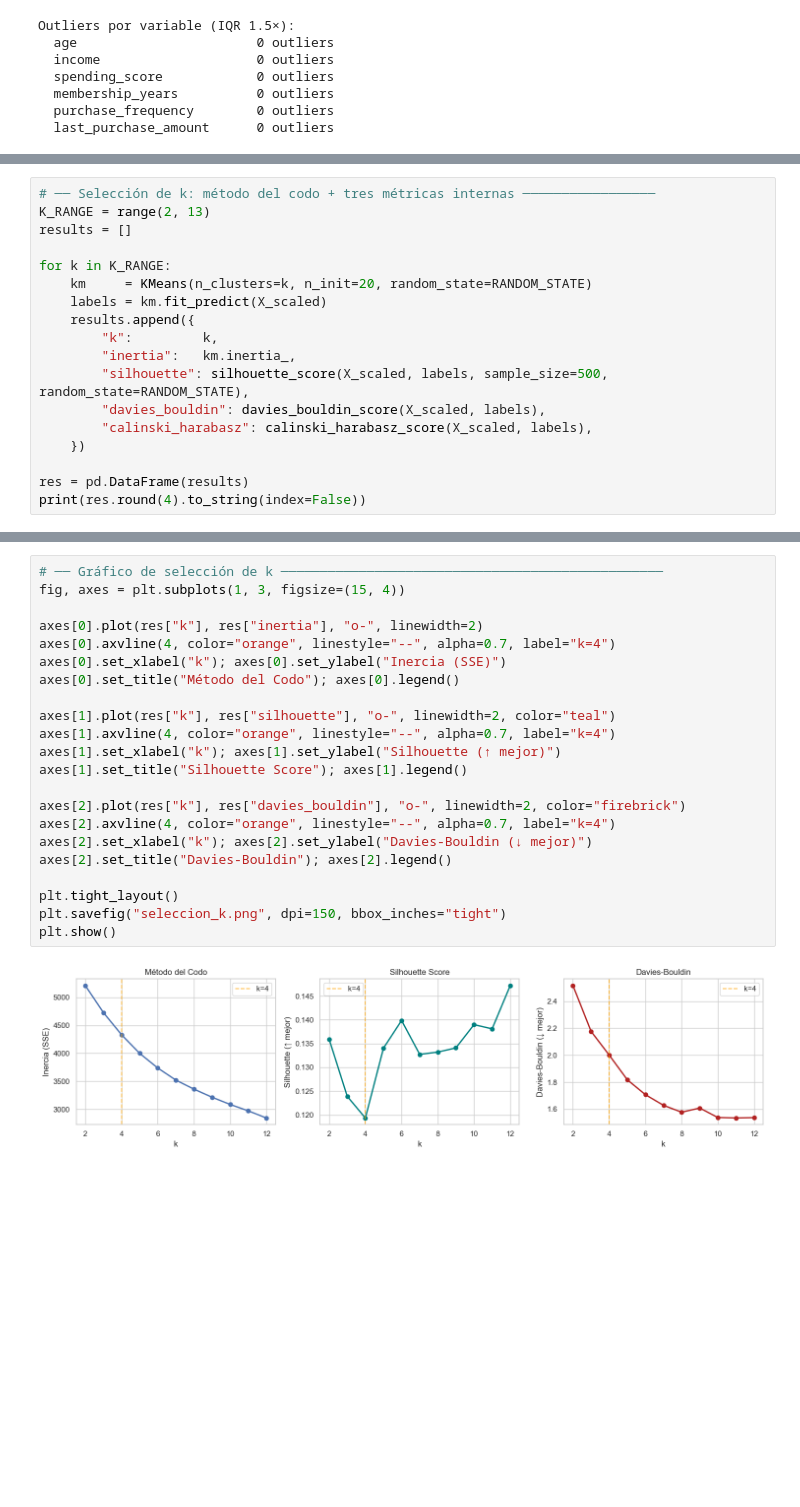
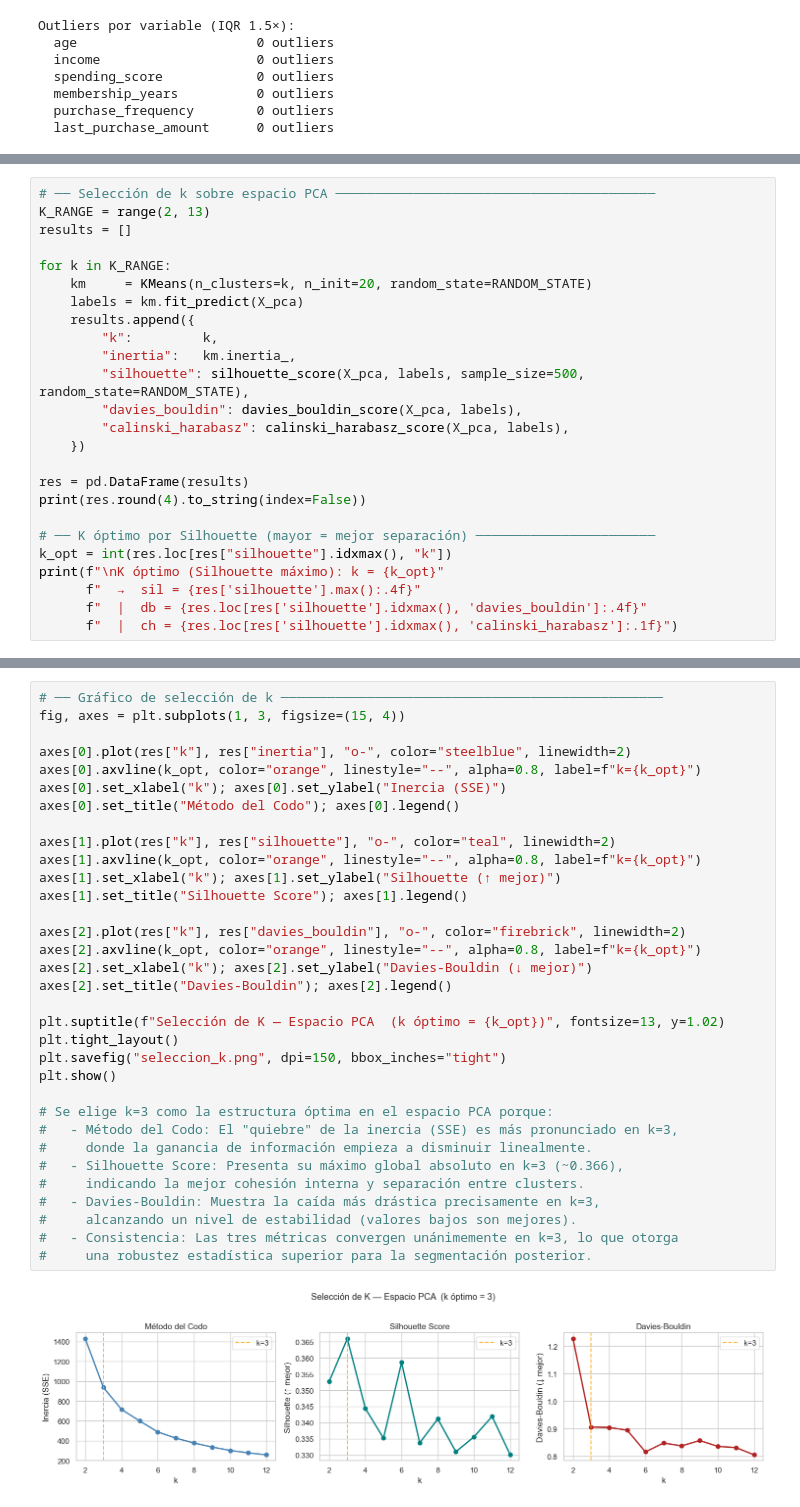
Before and after one commit to darc-17/Sandbox_HE2_DavidRodriguez, a Jupyter notebook: Taller 1/Punto 3. Segmentacion de Clientes para Estrategia Comercial/preprocesamiento_punto3.ipynb, the cells around one changed output, grey strips where cells are left out. Cells and saved outputs as stored; diff of their text form; blank space fills up the shorter version.

```diff
--- a/Taller 1/Punto 3. Segmentacion de Clientes para Estrategia Comercial/preprocesamiento_punto3.ipynb
+++ b/Taller 1/Punto 3. Segmentacion de Clientes para Estrategia Comercial/preprocesamiento_punto3.ipynb
@@ -165,20 +248,27 @@ X_scaled = scaler.fit_transform(df[NUM_COLS].values)
 # %%
-# ── Selección de k: método del codo + tres métricas internas ─────────────────
+# ── Selección de k sobre espacio PCA ─────────────────────────────────────────
 K_RANGE = range(2, 13)
 results = []
 
 for k in K_RANGE:
     km     = KMeans(n_clusters=k, n_init=20, random_state=RANDOM_STATE)
-    labels = km.fit_predict(X_scaled)
+    labels = km.fit_predict(X_pca)
     results.append({
         "k":         k,
         "inertia":   km.inertia_,
-        "silhouette": silhouette_score(X_scaled, labels, sample_size=500, random_state=RANDOM_STATE),
-        "davies_bouldin": davies_bouldin_score(X_scaled, labels),
-        "calinski_harabasz": calinski_harabasz_score(X_scaled, labels),
+        "silhouette": silhouette_score(X_pca, labels, sample_size=500, random_state=RANDOM_STATE),
+        "davies_bouldin": davies_bouldin_score(X_pca, labels),
+        "calinski_harabasz": calinski_harabasz_score(X_pca, labels),
     })
 
 res = pd.DataFrame(results)
 print(res.round(4).to_string(index=False))
+
+# ── K óptimo por Silhouette (mayor = mejor separación) ───────────────────────
+k_opt = int(res.loc[res["silhouette"].idxmax(), "k"])
+print(f"\nK óptimo (Silhouette máximo): k = {k_opt}"
+      f"  →  sil = {res['silhouette'].max():.4f}"
+      f"  |  db = {res.loc[res['silhouette'].idxmax(), 'davies_bouldin']:.4f}"
+      f"  |  ch = {res.loc[res['silhouette'].idxmax(), 'calinski_harabasz']:.1f}")
 # %% [output]
  k   inertia  silhouette  davies_bouldin  calinski_harabasz
@@ -196,24 +288,35 @@ print(res.round(4).to_string(index=False))
 # %%
 # ── Gráfico de selección de k ─────────────────────────────────────────────────
 fig, axes = plt.subplots(1, 3, figsize=(15, 4))
 
-axes[0].plot(res["k"], res["inertia"], "o-", linewidth=2)
-axes[0].axvline(4, color="orange", linestyle="--", alpha=0.7, label="k=4")
+axes[0].plot(res["k"], res["inertia"], "o-", color="steelblue", linewidth=2)
+axes[0].axvline(k_opt, color="orange", linestyle="--", alpha=0.8, label=f"k={k_opt}")
 axes[0].set_xlabel("k"); axes[0].set_ylabel("Inercia (SSE)")
 axes[0].set_title("Método del Codo"); axes[0].legend()
 
-axes[1].plot(res["k"], res["silhouette"], "o-", linewidth=2, color="teal")
-axes[1].axvline(4, color="orange", linestyle="--", alpha=0.7, label="k=4")
+axes[1].plot(res["k"], res["silhouette"], "o-", color="teal", linewidth=2)
+axes[1].axvline(k_opt, color="orange", linestyle="--", alpha=0.8, label=f"k={k_opt}")
 axes[1].set_xlabel("k"); axes[1].set_ylabel("Silhouette (↑ mejor)")
 axes[1].set_title("Silhouette Score"); axes[1].legend()
 
-axes[2].plot(res["k"], res["davies_bouldin"], "o-", linewidth=2, color="firebrick")
-axes[2].axvline(4, color="orange", linestyle="--", alpha=0.7, label="k=4")
+axes[2].plot(res["k"], res["davies_bouldin"], "o-", color="firebrick", linewidth=2)
+axes[2].axvline(k_opt, color="orange", linestyle="--", alpha=0.8, label=f"k={k_opt}")
 axes[2].set_xlabel("k"); axes[2].set_ylabel("Davies-Bouldin (↓ mejor)")
 axes[2].set_title("Davies-Bouldin"); axes[2].legend()
 
+plt.suptitle(f"Selección de K — Espacio PCA  (k óptimo = {k_opt})", fontsize=13, y=1.02)
 plt.tight_layout()
 plt.savefig("seleccion_k.png", dpi=150, bbox_inches="tight")
 plt.show()
+
+# Se elige k=3 como la estructura óptima en el espacio PCA porque:
+#   - Método del Codo: El "quiebre" de la inercia (SSE) es más pronunciado en k=3,
+#     donde la ganancia de información empieza a disminuir linealmente.
+#   - Silhouette Score: Presenta su máximo global absoluto en k=3 (~0.366),
+#     indicando la mejor cohesión interna y separación entre clusters.
+#   - Davies-Bouldin: Muestra la caída más drástica precisamente en k=3,
+#     alcanzando un nivel de estabilidad (valores bajos son mejores).
+#   - Consistencia: Las tres métricas convergen unánimemente en k=3, lo que otorga
+#     una robustez estadística superior para la segmentación posterior.
 # %% [output]
-[figure, old version]
+[figure, new version]
```
Also changed, not shown: parts of 26 cells of this notebook, 4 other files.
